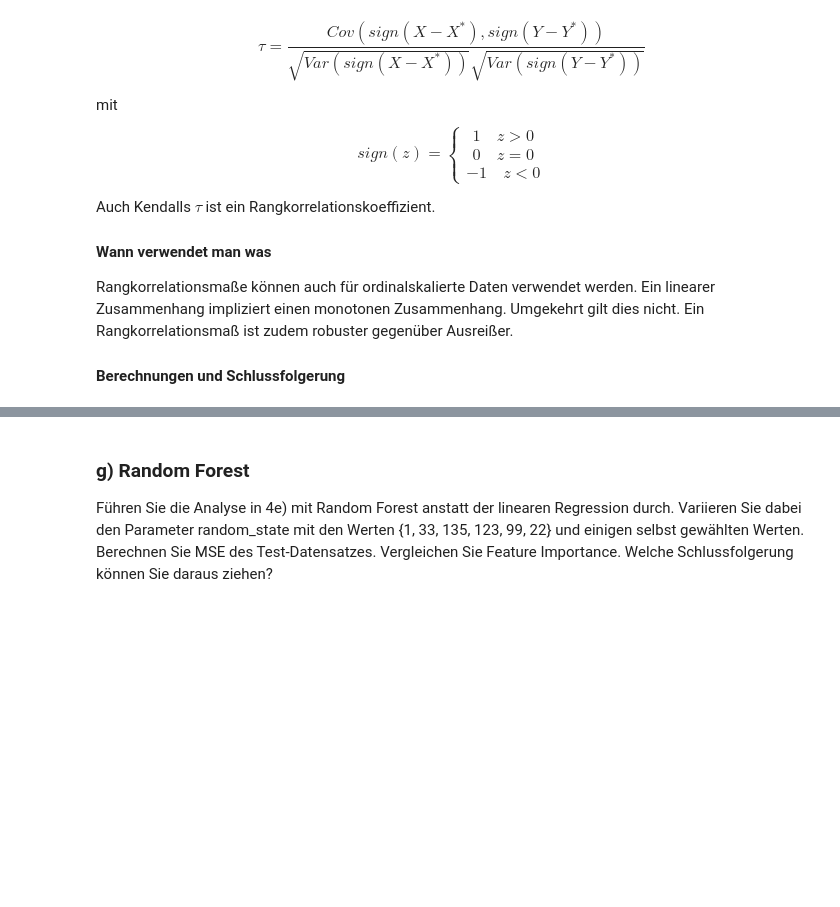
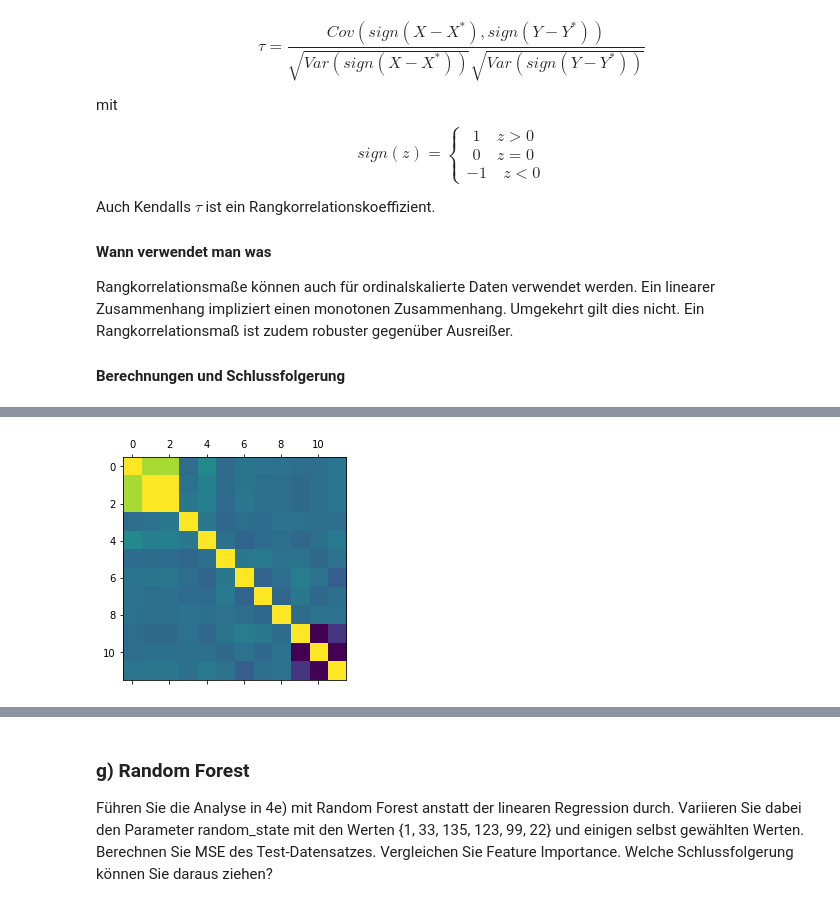
Before and after one commit to tecoKIT/smart-data-analytics, a Jupyter notebook: Uebung1/Exercise4_Carmen.ipynb, the cells around one changed output, grey strips where cells are left out. Saved outputs shown, nothing was run; the diff lists cells and outputs as text; code cells hidden in the pictures; blank space fills up the shorter version.

```diff
--- a/Uebung1/Exercise4_Carmen.ipynb
+++ b/Uebung1/Exercise4_Carmen.ipynb
@@ -443,5 +430,6 @@ Ein Rangkorrelationsmaß ist zudem robuster gegenüber Ausreißer.
 # %%
 # Pearson Correlation
 corr_pearson = X.corr('pearson')
-corr_pearson
+plt.matshow(corr_pearson)
+plt.show()
 # %% [output]
@@ -461,3 +436,4 @@ corr_pearson
+[figure, added]
 # %%
 # Kendalls Correlation
 corr_kendall = X.corr('kendall')
```
Also changed, not shown: parts of 38 cells of this notebook.
